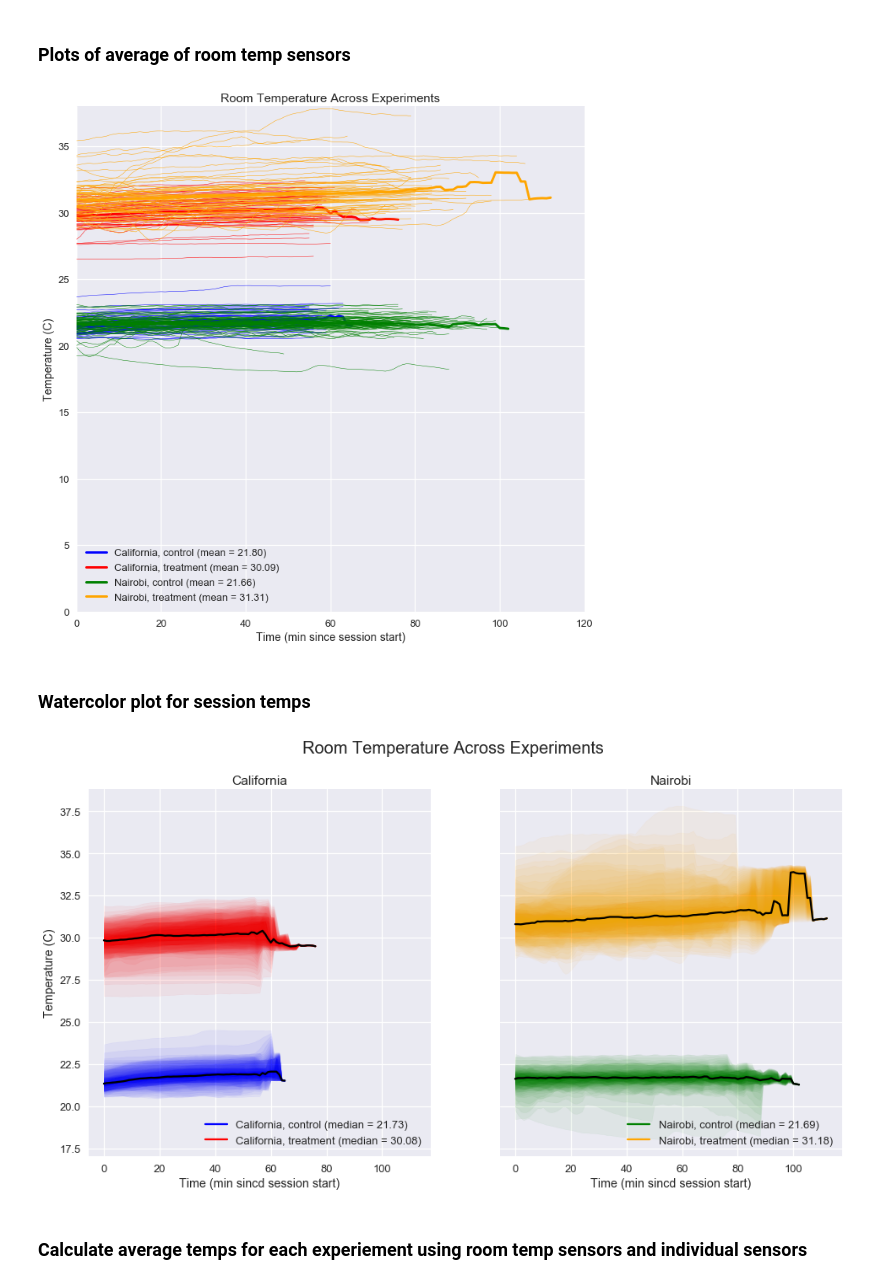
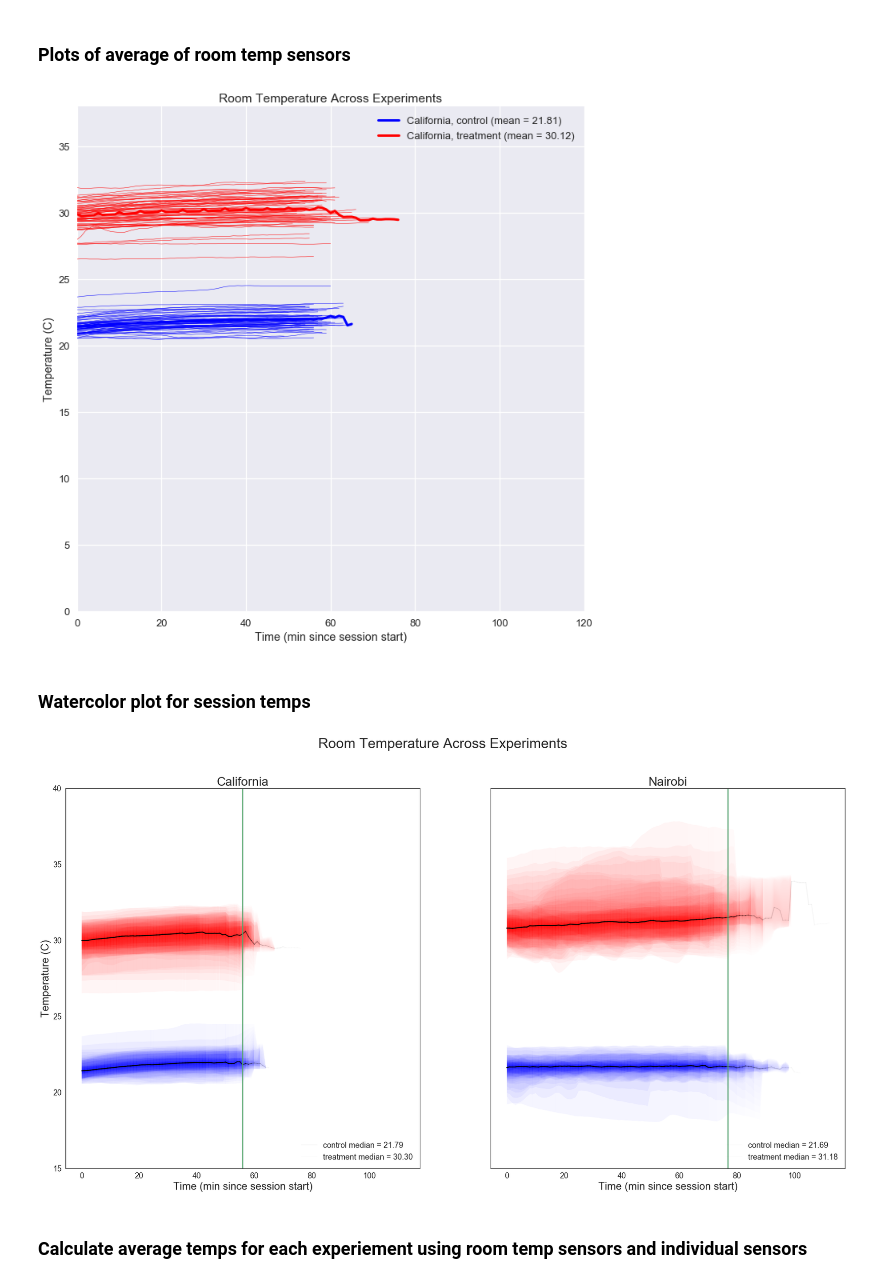
Before and after one commit to bolliger32/berkeley_temp_behavior, a Jupyter notebook: code/notebooks/concatenate_meas.ipynb, the cells around one changed output. Saved outputs shown, nothing was run; the diff lists cells and outputs as text; code cells hidden in the pictures.

Commit message:
update: make watercolor plots' opactity function of number of experiment

```diff
--- a/code/notebooks/concatenate_meas.ipynb
+++ b/code/notebooks/concatenate_meas.ipynb
@@ -346,17 +359,17 @@ for site in ['California','Nairobi']:
 [figure]
 # %% [markdown]
 ### Plots of average of room temp sensors
+# %%
+colors = {'California':{'control':'b',
+                       'treatment':'r'},
+         'Nairobi':{'control':'b',
+                   'treatment':'r'}}
 # %%
-colors = {'California':{'control':'b',
-                       'treatment':'r'},
-         'Nairobi':{'control':'g',
-                   'treatment':'orange'}}
-
 styles = {'California':'-',
          'Nairobi':'-'}
 lines = []
 fig,ax = plt.subplots(1, figsize = (10,10))
-for site in ['California','Nairobi']:
+for site in ['California']:
     for grp in ['control','treatment']:
         this_df = ts_dfs[site][grp]['room_avg']
         this_df.plot(legend=False, style = styles[site], color = colors[site][grp],
@@ -379,37 +392,56 @@ plt.legend(handles = lines)
 plt.tight_layout()
 plt.savefig('../../results/figures/main_experiment/spaghetti_temps.png')
 # %% [output]
-[figure, old version]
+[figure, new version]
 # %% [markdown]
 ### Watercolor plot for session temps
+# %%
+def interpolate_within(x):
+    res = x.copy()
+    if np.isnan(x[1]):
+        length = x.last_valid_index()
+        res[:length+1] = res[:length+1].interpolate()
+    return res
 # %%
-fig,axs = plt.subplots(1,2, figsize = (16,8),sharex=True,sharey=True)
-fig.suptitle('Room Temperature Across Experiments',fontsize=20)
+with sns.axes_style('white'):
+    fig,axs = plt.subplots(1,2, figsize = (32,16),sharex=True,sharey=True)
+    fig.suptitle('Room Temperature Across Experiments',fontsize=32)
 
-axs[0].set_ylabel('Temperature (C)')
-for six,site in enumerate(['California','Nairobi']):
-    lines = []
-    ax = axs[six]
-    ax.set_title(site)
-    ax.set_xlabel('Time (min sincd session start)')
-    for grp in ['control','treatment']:
-        this_df = ts_dfs[site][grp]['room_avg']
-        med = this_df.quantile(q=.5,axis=1)
-        count = this_df.count(axis=1)
-        mean_of_med = (med*count).sum()/count.sum()
-        line, = ax.plot(med, color = colors[site][grp], label = '{}, {} (median = {:.2f})'.format(
-            site,grp,mean_of_med))
-        lines.append(line)
-        ax.plot(med,color = 'k')
-        for i in np.arange(0,.5,.01):
-            this_quantile_low = this_df.quantile(q=i,axis=1)
-            this_quantile_high = this_df.quantile(q=1-i,axis=1)
-            ax.fill_between(this_quantile_low.index, this_quantile_low, this_quantile_high, alpha=.05,color = colors[site][grp])
-        ax.legend(handles = lines,loc='lower right')
+    axs[0].set_ylabel('Temperature (C)',fontsize=24)
+    for six,site in enumerate(['California','Nairobi']):
+        lines = []
+        ax = axs[six]
+        ax.set_title(site,fontsize=28)
+        ax.set_xlabel('Time (min since session start)',fontsize=24)
+        for grp in ['control','treatment']:
+            this_df = ts_dfs[site][grp]['room_avg'].copy()
+            length = this_df.apply(lambda x: x.last_valid_index())
+            this_df = this_df.apply(interpolate_within)
+            med = this_df.quantile(q=.5,axis=1)
+            count = this_df.count(axis=1)
+            mean_of_med = (med*count).sum()/count.sum()
+            med_length = length.median()
+            for j in range(count.index.shape[0]-1):
+                line, = ax.plot(med.index[j:j+2],med[j:j+2], color = 'k', label = '{} median = {:.2f}'.format(
+                    grp,mean_of_med),alpha = count[j]/count.max())
+                if j == count.index.shape[0]-2:
+                    lines.append(line)
+            ax.plot([med_length,med_length],[0, 40])
+            for i in np.arange(0,.5,.01):
+                this_quantile_low = this_df.quantile(q=i,axis=1)
+                this_quantile_high = this_df.quantile(q=1-i,axis=1)
+                for j in range(count.index.shape[0]-1):
+                    poly = ax.fill_between([this_quantile_low.index[j],this_quantile_low.index[j+1]],
+                                           this_quantile_low.iloc[j:j+2], this_quantile_high.iloc[j:j+2],
+                                           alpha=.0005*count.iloc[j],color = colors[site][grp])
+                    poly.set_edgecolor('none')
+            ax.legend(handles = lines,loc='lower right',fontsize=18)
+            ax.tick_params(axis='both',labelsize=18)
+            ax.set_ylim((15,40))
 
 fig.savefig('../../results/figures/main_experiment/watercolor_temps.png')
 # %% [output]
-[figure, old version]
+[figure, new version]
 # %% [markdown]
 ### Calculate average temps for each experiement using room temp sensors and individual sensors
 # %%
```
Also changed, not shown: parts of 5 cells of this notebook.
